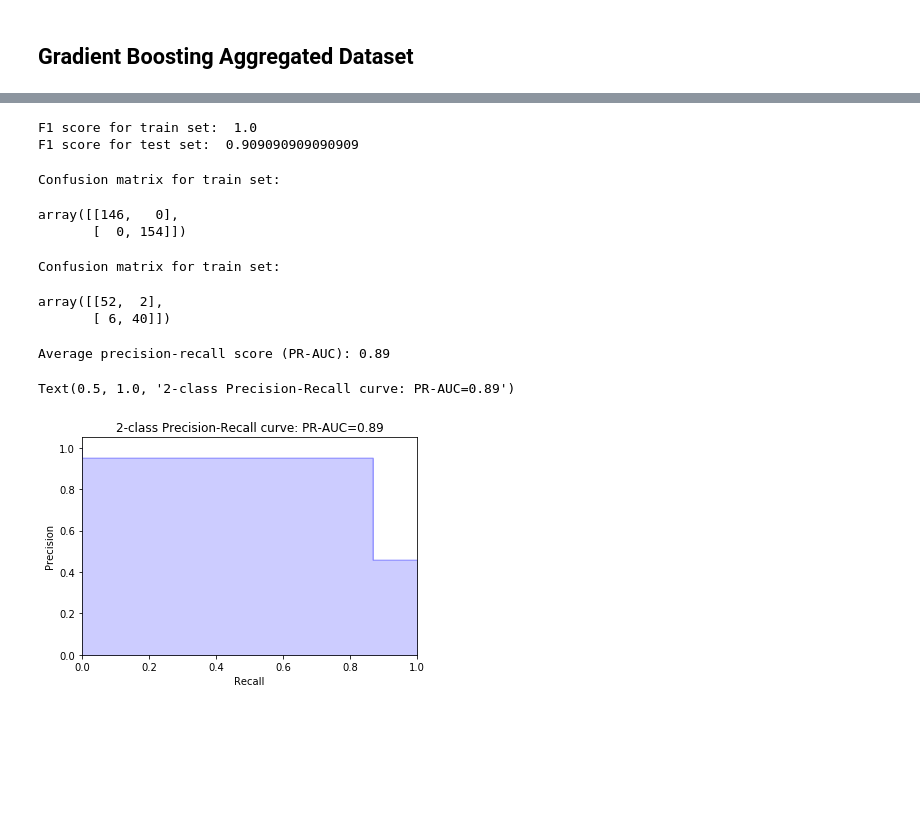
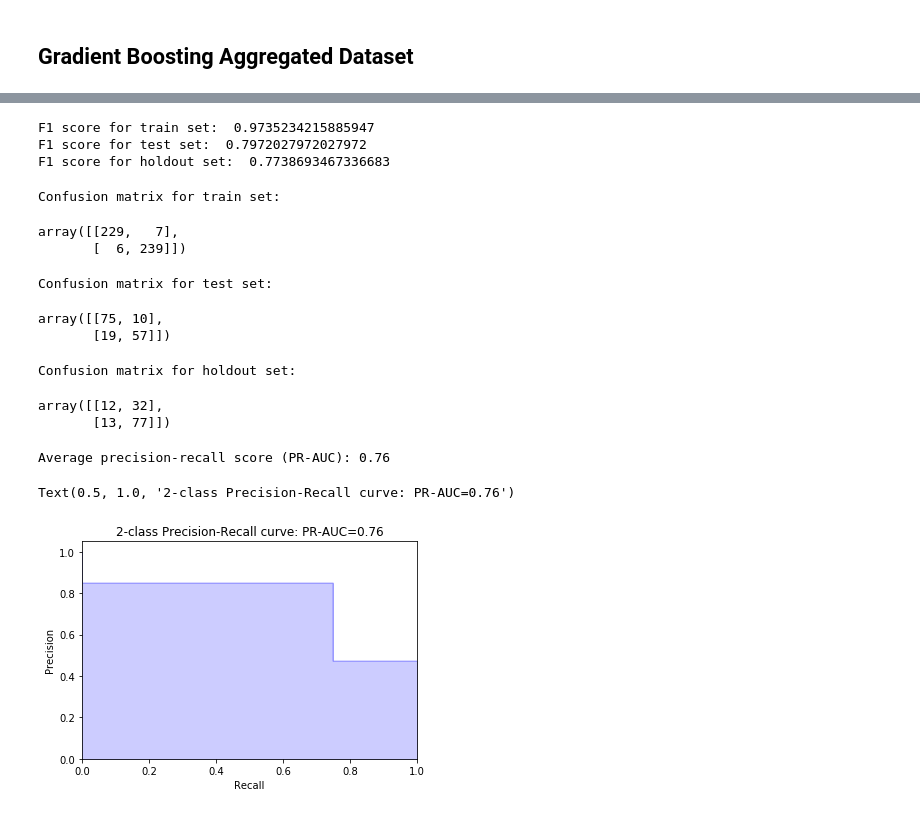
Before and after one commit to FredHutch/RelapseDataReformatting, a Jupyter notebook: reports/relapse_gradient_boosting.ipynb, the cells around one changed output, grey strips where cells are left out. Drawn from its saved outputs; the diff is of its cells as text; code cells hidden in the pictures; blank space fills up the shorter version.

```diff
--- a/reports/relapse_gradient_boosting.ipynb
+++ b/reports/relapse_gradient_boosting.ipynb
@@ -293,0 +244,2 @@ Name: target, dtype: int64
+# %%
+main, holdout = split_by_pid(df_agg, split_percent=0.2, seed = rand_seed)
@@ -294,7 +258,7 @@ Name: target, dtype: int64
 # %%
 from sklearn.utils import resample
-relapse = df_agg[df_agg.target==1]
-no_relapse =df_agg[df_agg.target==0]
+relapse = main[main.target==1]
+no_relapse = main[main.target==0]
 
 no_relapse_upsampled = resample(no_relapse, replace=True, n_samples=len(relapse))
 upsampled = pd.concat([no_relapse_upsampled, relapse])
@@ -323,59 +288,72 @@ Name: target, dtype: int64
 # %%
-gb = GradientBoostingClassifier(learning_rate=0.05, n_estimators=400, random_state=rand_seed)
+#gb = GradientBoostingClassifier(learning_rate=0.01, n_estimators=100, random_state=rand_seed)
+from xgboost import XGBClassifier
+gb = XGBClassifier(learning_rate=0.1, n_estimators=200, random_state=rand_seed)
 gb.fit(X_train, y_train)
-train_pred = gb.predict(X_train)
-y_score = gb.predict(X_test)
+
+y_train_pred = gb.predict(X_train)
+y_test_pred = gb.predict(X_test)
+y_hold_pred = gb.predict(X_hold)
 # %%
-print('F1 score for train set: ', f1_score(y_train, train_pred))
-print('F1 score for test set: ', f1_score(y_test, y_score))
+print('F1 score for train set: ', f1_score(y_train, y_train_pred))
+print('F1 score for test set: ', f1_score(y_test, y_test_pred))
+print('F1 score for holdout set: ', f1_score(y_hold, y_hold_pred))
 # %% [output]
-F1 score for train set:  1.0
-F1 score for test set:  0.909090909090909
+F1 score for train set:  0.9735234215885947
+F1 score for test set:  0.7972027972027972
+F1 score for holdout set:  0.7738693467336683
 # %%
 print('Confusion matrix for train set: ')
-confusion_matrix(y_train, train_pred)
+confusion_matrix(y_train, y_train_pred)
 # %% [output]
 Confusion matrix for train set:
-array([[146,   0],
-       [  0, 154]])
+array([[229,   7],
+       [  6, 239]])
 # %%
-print('Confusion matrix for train set: ')
-confusion_matrix(y_test, y_score)
+print('Confusion matrix for test set: ')
+confusion_matrix(y_test, y_test_pred)
 # %% [output]
-Confusion matrix for train set:
+Confusion matrix for test set:
-array([[52,  2],
-       [ 6, 40]])
+array([[75, 10],
+       [19, 57]])
+# %%
+print('Confusion matrix for holdout set: ')
+confusion_matrix(y_hold, y_hold_pred)
+# %% [output]
+Confusion matrix for holdout set:
+array([[12, 32],
+       [13, 77]])
 # %%
-average_precision = average_precision_score(y_test, y_score)
+average_precision = average_precision_score(y_test, y_test_pred)
 
 print('Average precision-recall score (PR-AUC): {0:0.2f}'.format(
       average_precision))
 # %% [output]
-Average precision-recall score (PR-AUC): 0.89
+Average precision-recall score (PR-AUC): 0.76
 # %%
 from sklearn.metrics import precision_recall_curve
 import matplotlib.pyplot as plt
 from inspect import signature
 
-precision, recall, _ = precision_recall_curve(y_test, y_score)
+precision, recall, _ = precision_recall_curve(y_test, y_test_pred)
 
 # In matplotlib < 1.5, plt.fill_between does not have a 'step' argument
 step_kwargs = ({'step': 'post'}
                if 'step' in signature(plt.fill_between).parameters
                else {})
 plt.step(recall, precision, color='b', alpha=0.2,
          where='post')
 plt.fill_between(recall, precision, alpha=0.2, color='b', **step_kwargs)
 
 plt.xlabel('Recall')
 plt.ylabel('Precision')
 plt.ylim([0.0, 1.05])
 plt.xlim([0.0, 1.0])
 plt.title('2-class Precision-Recall curve: PR-AUC={0:0.2f}'.format(
           average_precision))
 # %% [output]
-Text(0.5, 1.0, '2-class Precision-Recall curve: PR-AUC=0.89')
+Text(0.5, 1.0, '2-class Precision-Recall curve: PR-AUC=0.76')
-[figure, old version]
+[figure, new version]
 # %%
 feature_importance = pd.Series(gb.feature_importances_, index=X_train.columns)
 feature_importance.nlargest(15).plot(kind='barh')
```
Also changed, not shown: parts of 43 cells of this notebook.
